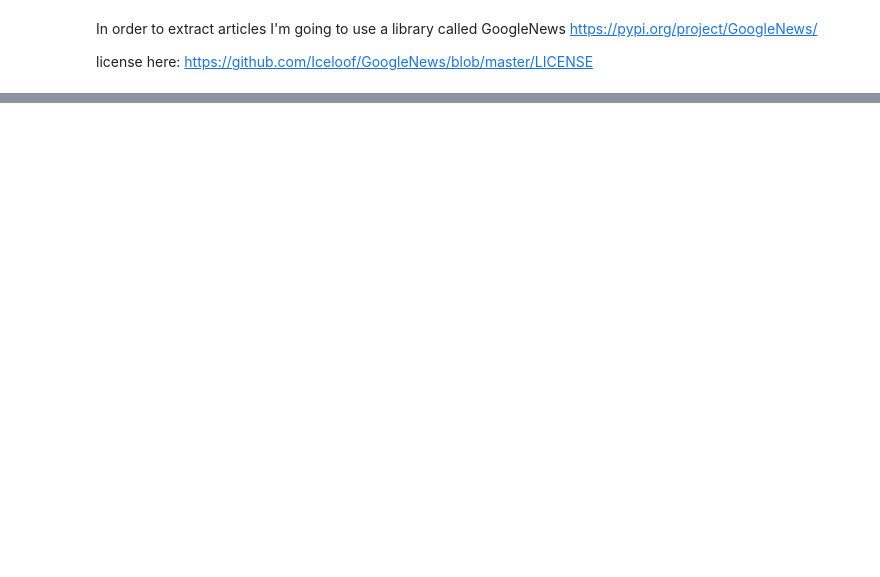
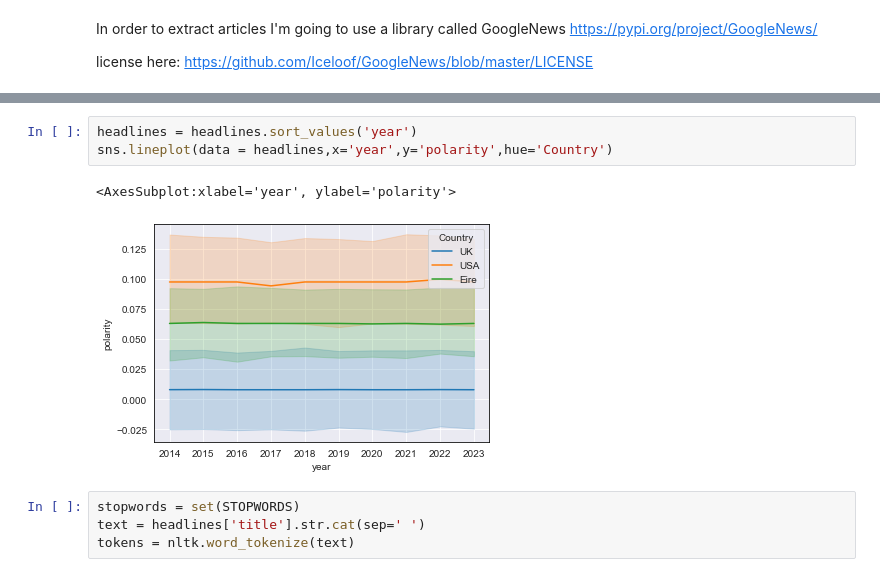
Before and after one commit to alexCCTcollege/CA-2, a Jupyter notebook: Code.ipynb, the cells around one changed output, grey strips where cells are left out. Drawn from its saved outputs; the diff is of its cells as text; blank space fills up the shorter version.

```diff
--- a/Code.ipynb
+++ b/Code.ipynb
@@ -90,0 +150,10 @@ headlines.to_csv('C:\\Users\\santi\\OneDrive\\Documenti\prove.csv')
+# %%
+headlines = headlines.sort_values('year')
+sns.lineplot(data = headlines,x='year',y='polarity',hue='Country')
+# %% [output]
+<AxesSubplot:xlabel='year', ylabel='polarity'>
+[figure, added]
+# %%
+stopwords = set(STOPWORDS)
+text = headlines['title'].str.cat(sep=' ')
+tokens = nltk.word_tokenize(text)
```
Also changed, not shown: parts of 13 cells of this notebook.
